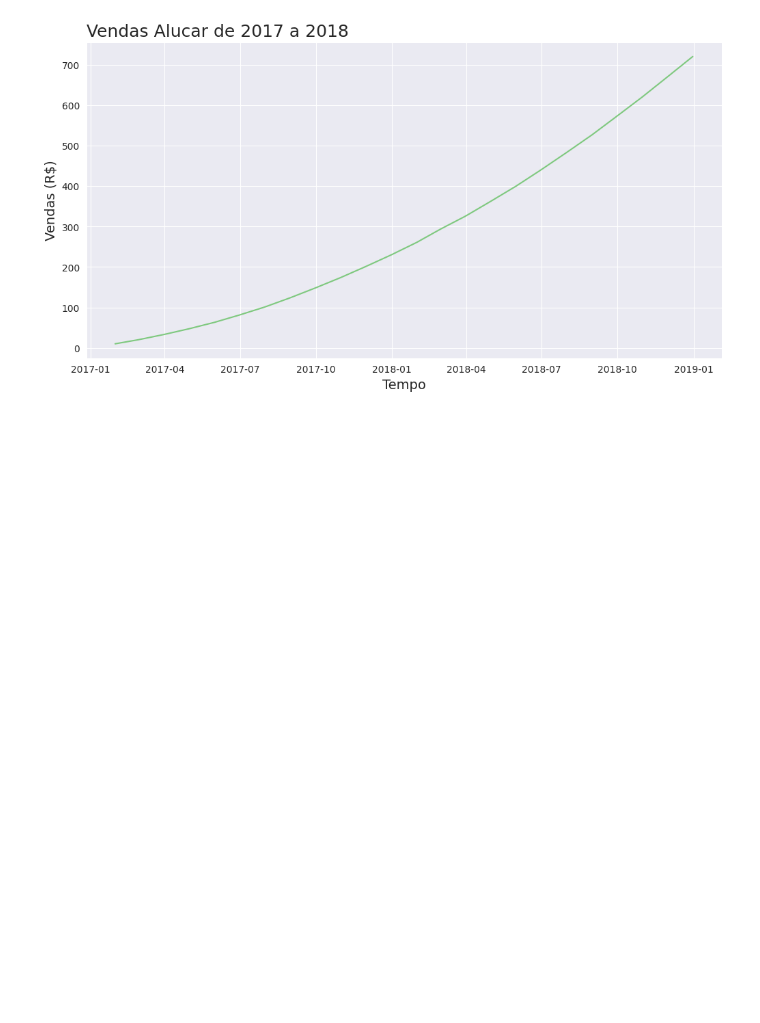
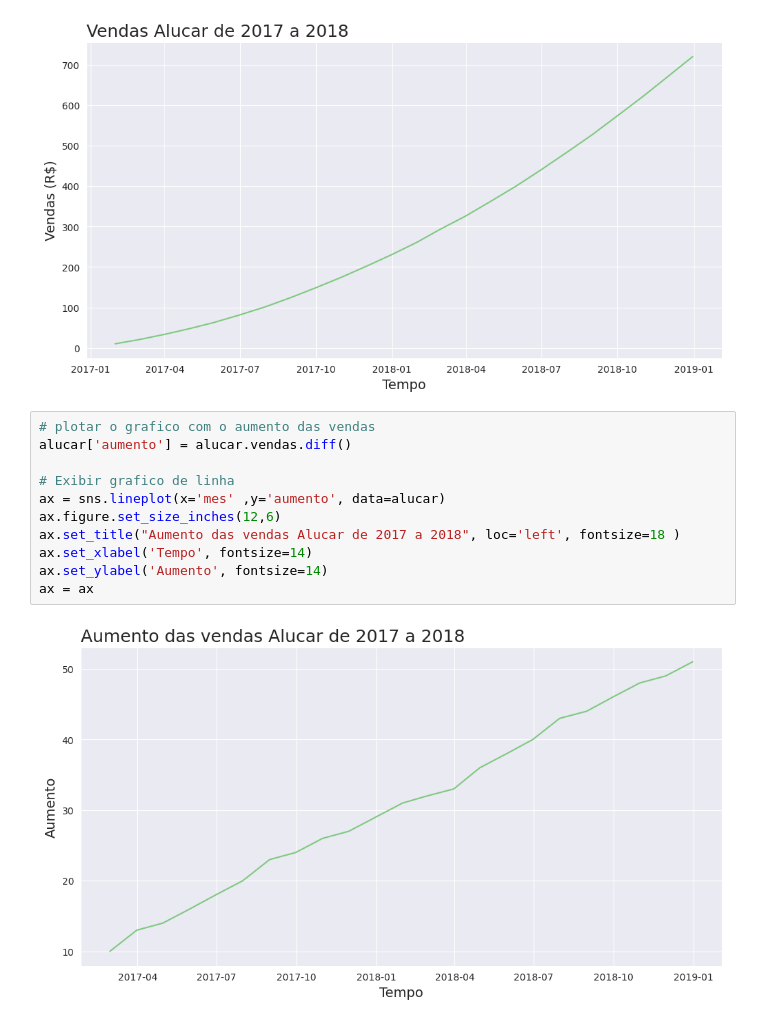
Before and after one commit to Patrick-Setubal/Data_Science_Analytics, a Jupyter notebook: alura_curso/formacao_data_science/SeriesTemporais/SeriesTemporais.ipynb, the cells around one changed output. Cells and saved outputs as stored; diff of their text form; blank space fills up the shorter version.

```diff
--- a/alura_curso/formacao_data_science/SeriesTemporais/SeriesTemporais.ipynb
+++ b/alura_curso/formacao_data_science/SeriesTemporais/SeriesTemporais.ipynb
@@ -55,3 +53,16 @@ ax.set_ylabel('Vendas (R$)', fontsize=14)
 ax = ax
 # %% [output]
 [figure]
+# %%
+# plotar o grafico com o aumento das vendas
+alucar['aumento'] = alucar.vendas.diff()
+
+# Exibir grafico de linha
+ax = sns.lineplot(x='mes' ,y='aumento', data=alucar)
+ax.figure.set_size_inches(12,6)
+ax.set_title("Aumento das vendas Alucar de 2017 a 2018", loc='left', fontsize=18 )
+ax.set_xlabel('Tempo', fontsize=14)
+ax.set_ylabel('Aumento', fontsize=14)
+ax = ax
+# %% [output]
+[figure, added]
```
Also changed, not shown: parts of 10 cells of this notebook.
